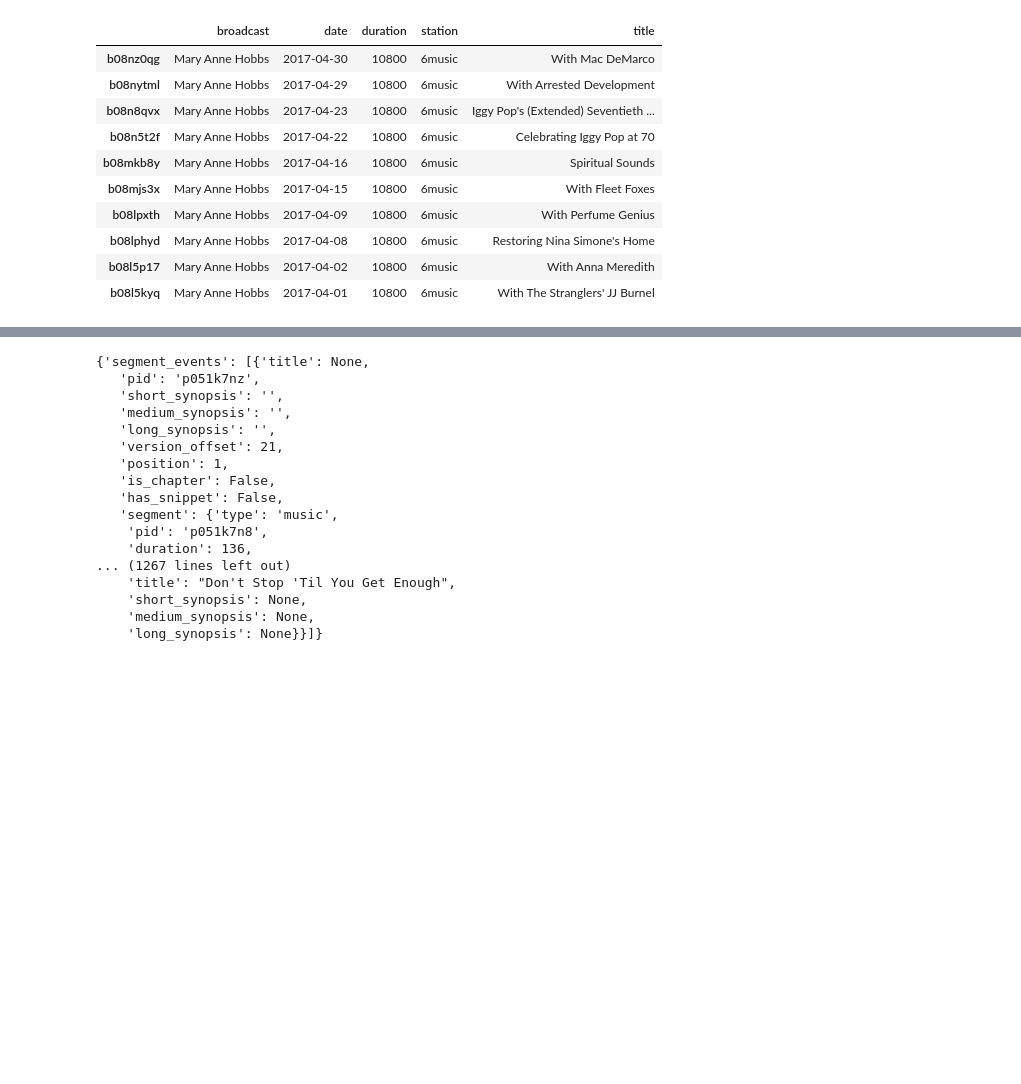
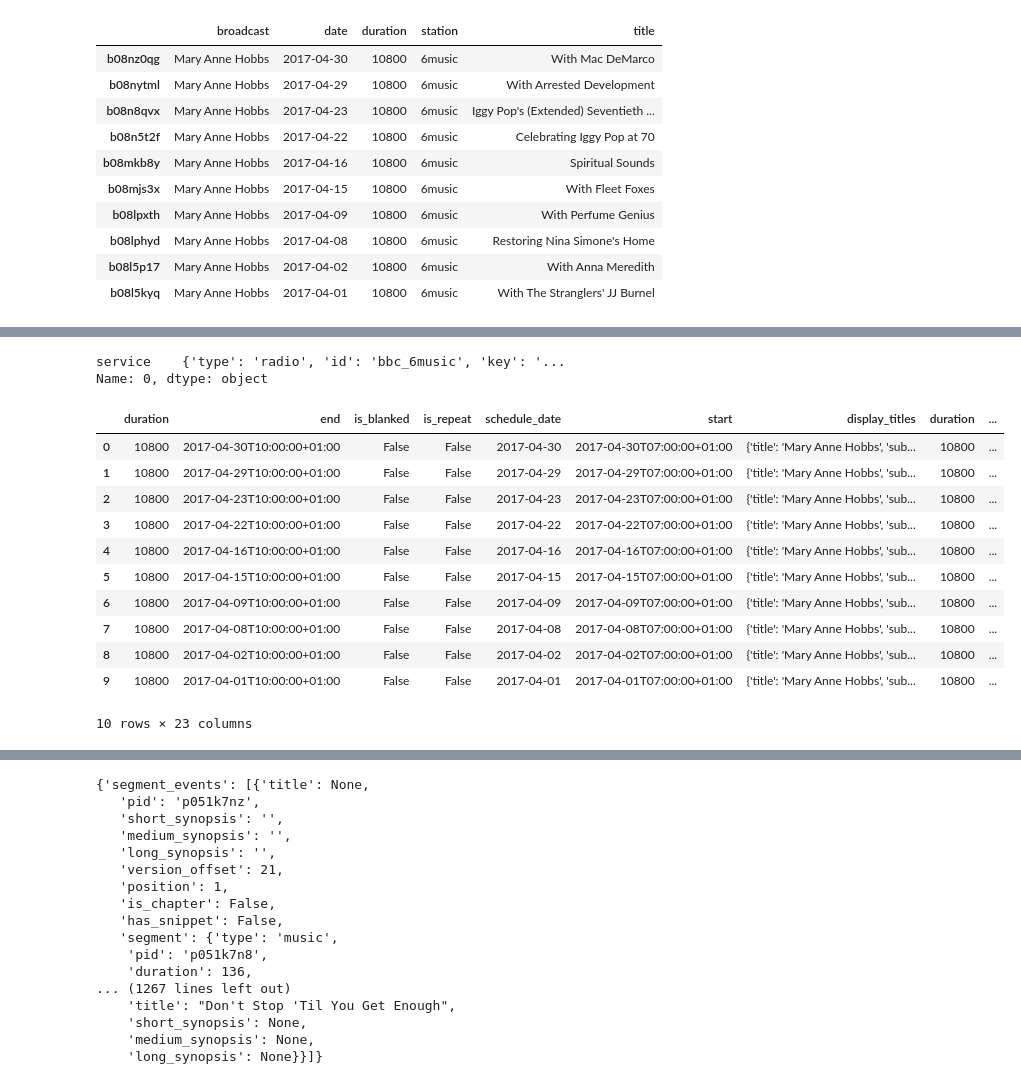
Before and after one commit to nicktids/shaped_by_radio, a Jupyter notebook: notebooks/Clifton-functions v0.1.ipynb, the cells around one changed output, grey strips where cells are left out. Cells and saved outputs as stored; diff of their text form; code cells hidden in the pictures; blank space fills up the shorter version.

```diff
--- a/notebooks/Clifton-functions.ipynb
+++ b/notebooks/Clifton-functions v0.1.ipynb
@@ -147,3 +147,5 @@ sj[2]
 | b08lphyd | Mary Anne Hobbs | 2017-04-08 | 10800 | 6music | Restoring Nina Simone's Home |
 | b08l5p17 | Mary Anne Hobbs | 2017-04-02 | 10800 | 6music | With Anna Meredith |
 | b08l5kyq | Mary Anne Hobbs | 2017-04-01 | 10800 | 6music | With The Stranglers' JJ Burnel |
+# %%
+dfsj = pd.DataFrame(pd.DataFrame.from_dict(sj[0]))
@@ -149,0 +166,2 @@ sj[2]
+# %%
+dfsj2 = pd.DataFrame(dfsj.broadcasts.tolist())
@@ -149,0 +241,27 @@ sj[2]
+# %%
+dfsj3 = pd.concat([dfsj2,pd.DataFrame(dfsj2.programme.tolist()),pd.DataFrame(dfsj2.service.tolist())],axis=1)
+# %%
+pd.DataFrame(dfsj3.ownership.tolist()).iloc[0]
+# %% [output]
+service    {'type': 'radio', 'id': 'bbc_6music', 'key': '...
+Name: 0, dtype: object
+# %%
+dfsj3.drop(columns=['programme','service','ownership','display_titles'],inplace=True)
+# %%
+dfsj4 = pd.DataFrame(dfsj3.image.tolist())
+dfsj4.rename(columns={"pid":"image_pid"},inplace=True)
+
+dfsj3.join(dfsj4)
+# %% [output]
+|  | duration | end | is_blanked | is_repeat | schedule_date | start | display_titles | duration | ... |
+| 0 | 10800 | 2017-04-30T10:00:00+01:00 | False | False | 2017-04-30 | 2017-04-30T07:00:00+01:00 | {'title': 'Mary Anne Hobbs', 'sub... | 10800 | ... |
+| 1 | 10800 | 2017-04-29T10:00:00+01:00 | False | False | 2017-04-29 | 2017-04-29T07:00:00+01:00 | {'title': 'Mary Anne Hobbs', 'sub... | 10800 | ... |
+| 2 | 10800 | 2017-04-23T10:00:00+01:00 | False | False | 2017-04-23 | 2017-04-23T07:00:00+01:00 | {'title': 'Mary Anne Hobbs', 'sub... | 10800 | ... |
+| 3 | 10800 | 2017-04-22T10:00:00+01:00 | False | False | 2017-04-22 | 2017-04-22T07:00:00+01:00 | {'title': 'Mary Anne Hobbs', 'sub... | 10800 | ... |
+| 4 | 10800 | 2017-04-16T10:00:00+01:00 | False | False | 2017-04-16 | 2017-04-16T07:00:00+01:00 | {'title': 'Mary Anne Hobbs', 'sub... | 10800 | ... |
+| 5 | 10800 | 2017-04-15T10:00:00+01:00 | False | False | 2017-04-15 | 2017-04-15T07:00:00+01:00 | {'title': 'Mary Anne Hobbs', 'sub... | 10800 | ... |
+| 6 | 10800 | 2017-04-09T10:00:00+01:00 | False | False | 2017-04-09 | 2017-04-09T07:00:00+01:00 | {'title': 'Mary Anne Hobbs', 'sub... | 10800 | ... |
+| 7 | 10800 | 2017-04-08T10:00:00+01:00 | False | False | 2017-04-08 | 2017-04-08T07:00:00+01:00 | {'title': 'Mary Anne Hobbs', 'sub... | 10800 | ... |
+| 8 | 10800 | 2017-04-02T10:00:00+01:00 | False | False | 2017-04-02 | 2017-04-02T07:00:00+01:00 | {'title': 'Mary Anne Hobbs', 'sub... | 10800 | ... |
+| 9 | 10800 | 2017-04-01T10:00:00+01:00 | False | False | 2017-04-01 | 2017-04-01T07:00:00+01:00 | {'title': 'Mary Anne Hobbs', 'sub... | 10800 | ... |
+10 rows × 23 columns
```
Also changed, not shown: parts of 12 cells of this notebook, 5 other files.
